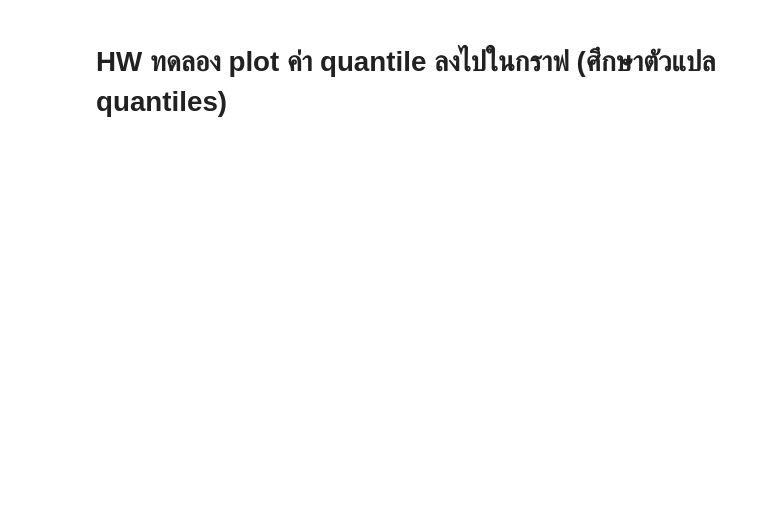
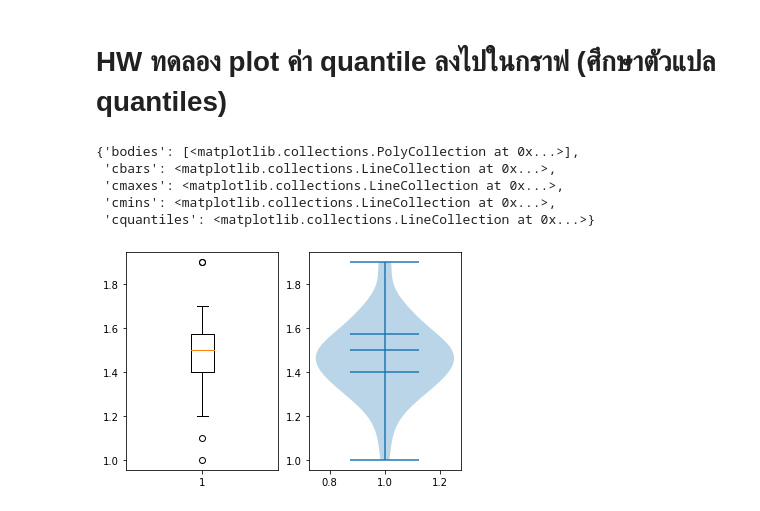
Before and after one commit to jittakorn-ch/data_viz_2022, a Jupyter notebook: DataViz02_Data_Distribution.ipynb, the cells around one changed output. Cells and saved outputs as stored; diff of their text form; code cells hidden in the pictures; blank space fills up the shorter version.

```diff
--- a/DataViz02_Data_Distribution.ipynb
+++ b/DataViz02_Data_Distribution.ipynb
@@ -434,2 +452,15 @@ plt.violinplot(df['PetalLength'][:50])
 # %% [markdown]
 # HW ทดลอง plot ค่า quantile ลงไปในกราฟ (ศึกษาตัวแปล quantiles)
+# %%
+plt.subplot(1,2,1)
+bb = plt.boxplot(df['PetalLength'][:50])
+
+plt.subplot(1,2,2)
+plt.violinplot(df['PetalLength'][:50], quantiles=[0.25, 0.50, 0.75])    # quantiles = ใส่ค่าคลอไทล์ที่ 1,2,3
+# %% [output]
+{'bodies': [<matplotlib.collections.PolyCollection at 0x...>],
+ 'cbars': <matplotlib.collections.LineCollection at 0x...>,
+ 'cmaxes': <matplotlib.collections.LineCollection at 0x...>,
+ 'cmins': <matplotlib.collections.LineCollection at 0x...>,
+ 'cquantiles': <matplotlib.collections.LineCollection at 0x...>}
+[figure, added]
```
Also changed, not shown: parts of 3 cells of this notebook.
